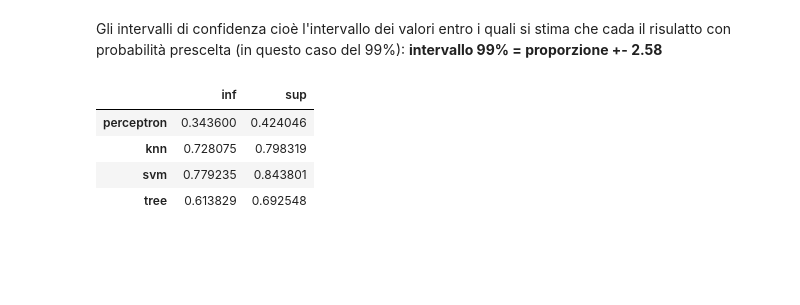
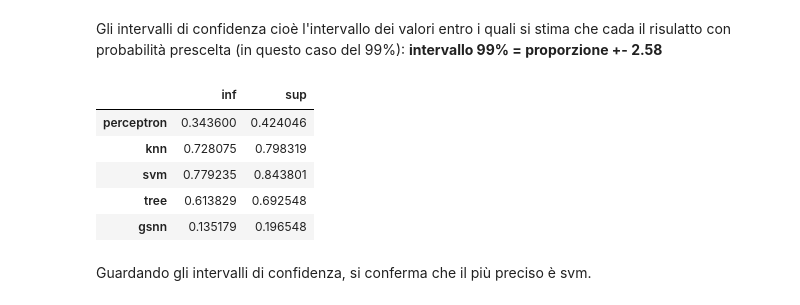
Before and after one commit to RyanPerrina/wine_classification, a Jupyter notebook: wine_classification.ipynb, the cells around one changed output. Drawn from its saved outputs; the diff is of its cells as text; code cells hidden in the pictures; blank space fills up the shorter version.

```diff
--- a/wine_classification.ipynb
+++ b/wine_classification.ipynb
@@ -614,3 +621,7 @@ array([[141,   7,   9,   1,   0,   0],
        [  4,  13,  44,  55,  47,   5],
        [  0,   2,   4,  22, 115,  19],
        [  0,   0,   0,   8,   6, 138]])
+# %%
+pred = gsnn.predict(Xsm_val)
+c_gsnn=confusion_matrix(ysm_val, pred)
+c_gsnn
@@ -651,12 +671,16 @@ def calculate_accuracy(conf_matrix):
 # %%
 pd.DataFrame([confidence(calculate_accuracy(c_perc), len(Xsm_val), 2.58),
               confidence(calculate_accuracy(c_knn), len(Xsm_val), 2.58),
               confidence(calculate_accuracy(c_svm), len(Xsm_val), 2.58),
-              confidence(calculate_accuracy(c_tree), len(Xsm_val), 2.58)],
-              index=["perceptron", "knn", "svm","tree"], columns=["inf", "sup"])
+              confidence(calculate_accuracy(c_tree), len(Xsm_val), 2.58),
+              confidence(calculate_accuracy(c_gsnn), len(Xsm_val), 2.58)],
+              index=["perceptron", "knn", "svm","tree","gsnn"], columns=["inf", "sup"])
 # %% [output]
 |  | inf | sup |
 | perceptron | 0.343600 | 0.424046 |
 | knn | 0.728075 | 0.798319 |
 | svm | 0.779235 | 0.843801 |
 | tree | 0.613829 | 0.692548 |
+| gsnn | 0.135179 | 0.196548 |
+# %% [markdown]
+Guardando gli intervalli di confidenza, si conferma che il più preciso è svm.
```
Also changed, not shown: parts of 4 cells of this notebook.
